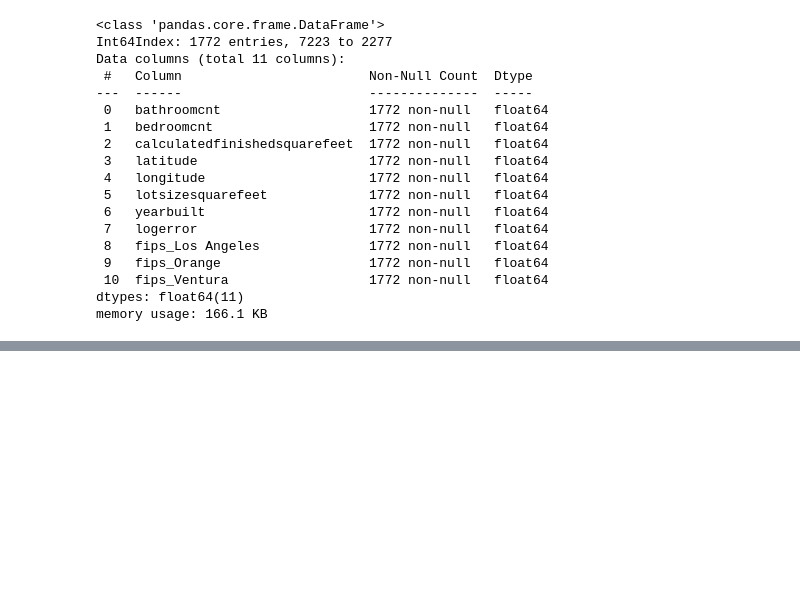
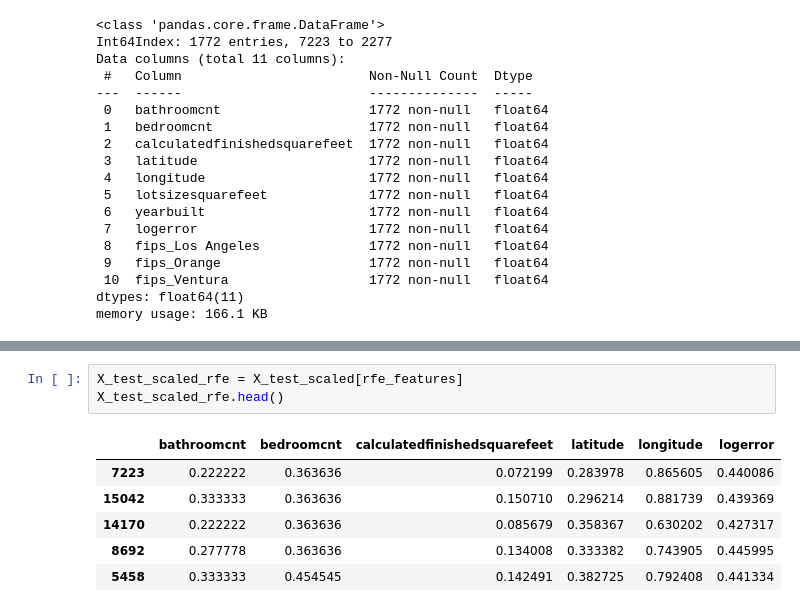
Before and after one commit to Estimating-Home-Value/Predicting-Tax-Assessed-Home-Values, a Jupyter notebook: scratchpad_shi.ipynb, the cells around one changed output, grey strips where cells are left out. Cells and saved outputs as stored; diff of their text form; blank space fills up the shorter version.

Commit message:
test the top model

```diff
--- a/scratchpad_shi.ipynb
+++ b/scratchpad_shi.ipynb
@@ -2029,0 +2039,10 @@ X_test_scaled.head()
+# %%
+X_test_scaled_rfe = X_test_scaled[rfe_features]
+X_test_scaled_rfe.head()
+# %% [output]
+|  | bathroomcnt | bedroomcnt | calculatedfinishedsquarefeet | latitude | longitude | logerror |
+| 7223 | 0.222222 | 0.363636 | 0.072199 | 0.283978 | 0.865605 | 0.440086 |
+| 15042 | 0.333333 | 0.363636 | 0.150710 | 0.296214 | 0.881739 | 0.439369 |
+| 14170 | 0.222222 | 0.363636 | 0.085679 | 0.358367 | 0.630202 | 0.427317 |
+| 8692 | 0.277778 | 0.363636 | 0.134008 | 0.333382 | 0.743905 | 0.445995 |
+| 5458 | 0.333333 | 0.454545 | 0.142491 | 0.382725 | 0.792408 | 0.441334 |
```
Also changed, not shown: parts of 8 cells of this notebook.
